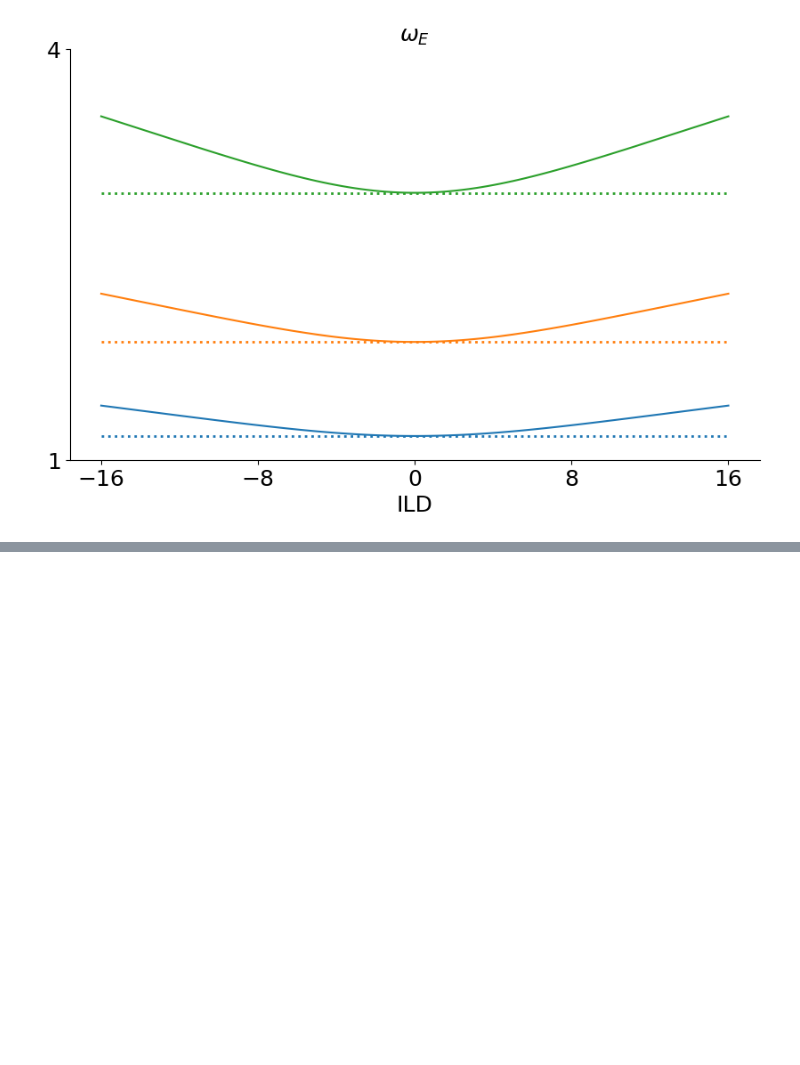
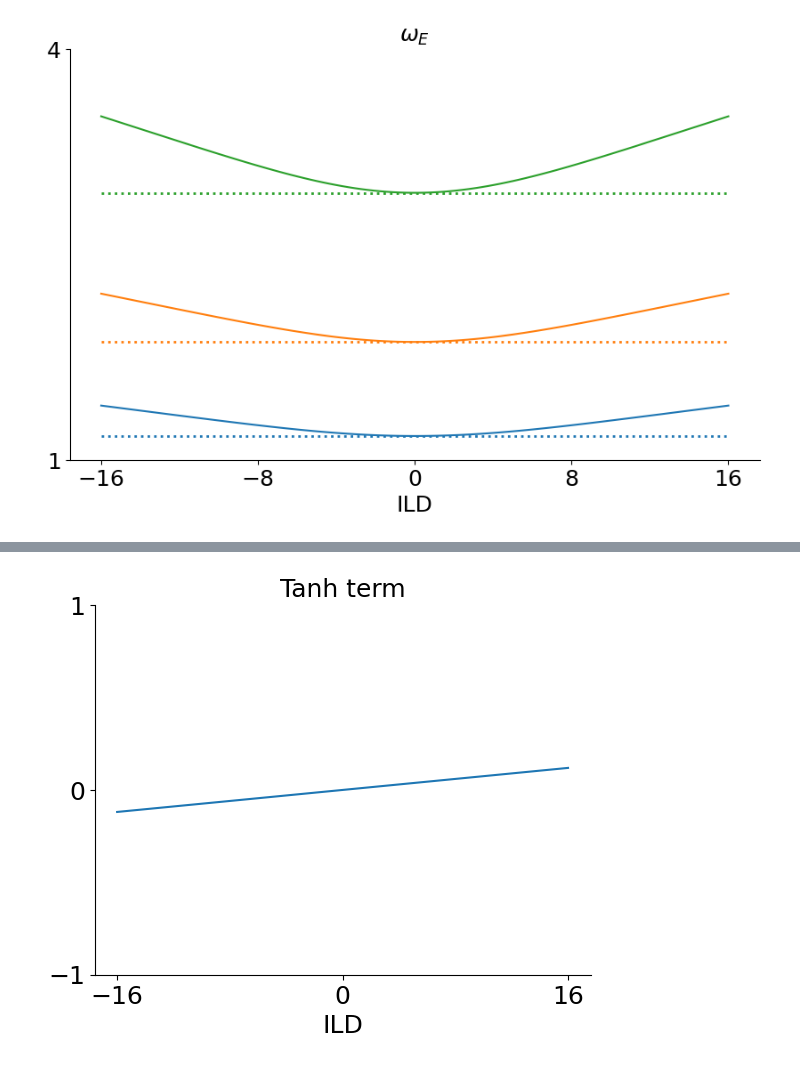
Before and after one commit to rakaar/ddm_data, a Jupyter notebook: meeting.ipynb, the cells around one changed output, grey strips where cells are left out. Cells and saved outputs as stored; diff of their text form; code cells hidden in the pictures; blank space fills up the shorter version.

```diff
--- a/meeting.ipynb
+++ b/meeting.ipynb
@@ -313,0 +369,16 @@ plt.show()
+# %%
+x = np.linspace(-16, 16, 500)
+plt.plot(x, np.tanh(x*0.13/17.37))
+plt.ylim(-1, 1)
+plt.yticks([-1, 0, 1])
+plt.xticks([-16, 0, 16])
+
+ax = plt.gca()
+ax.spines['top'].set_visible(False)
+ax.spines['right'].set_visible(False)
+ax.set_title('Tanh term', fontsize=18)
+ax.set_xlabel('ILD', fontsize=18)
+ax.tick_params(axis='both', which='major', labelsize=18)
+plt.show()
+# %% [output]
+[figure, added]
```
Also changed, not shown: parts of 3 cells of this notebook.
